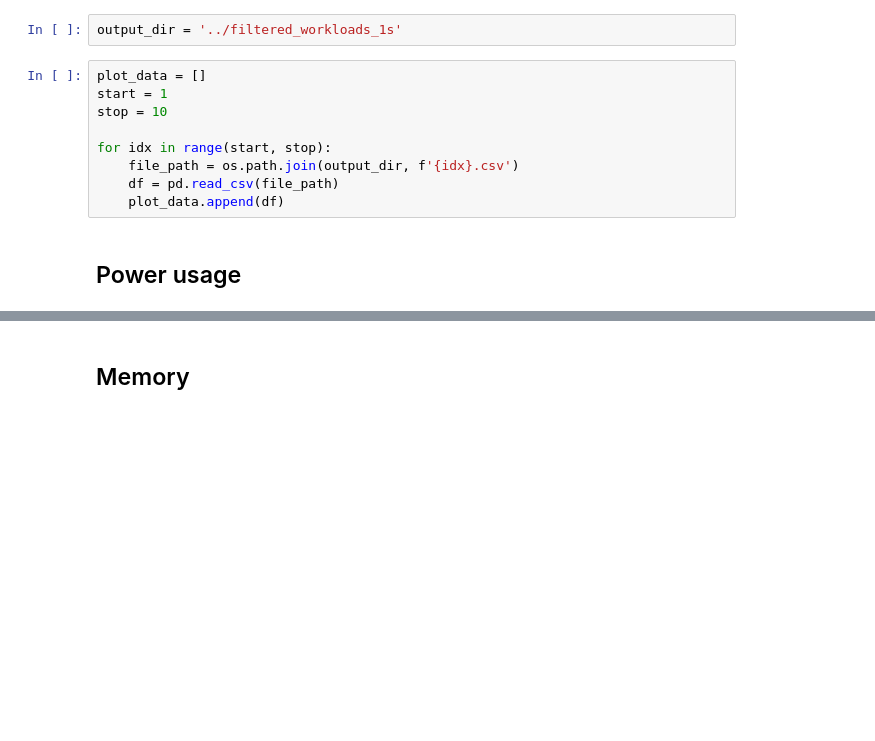
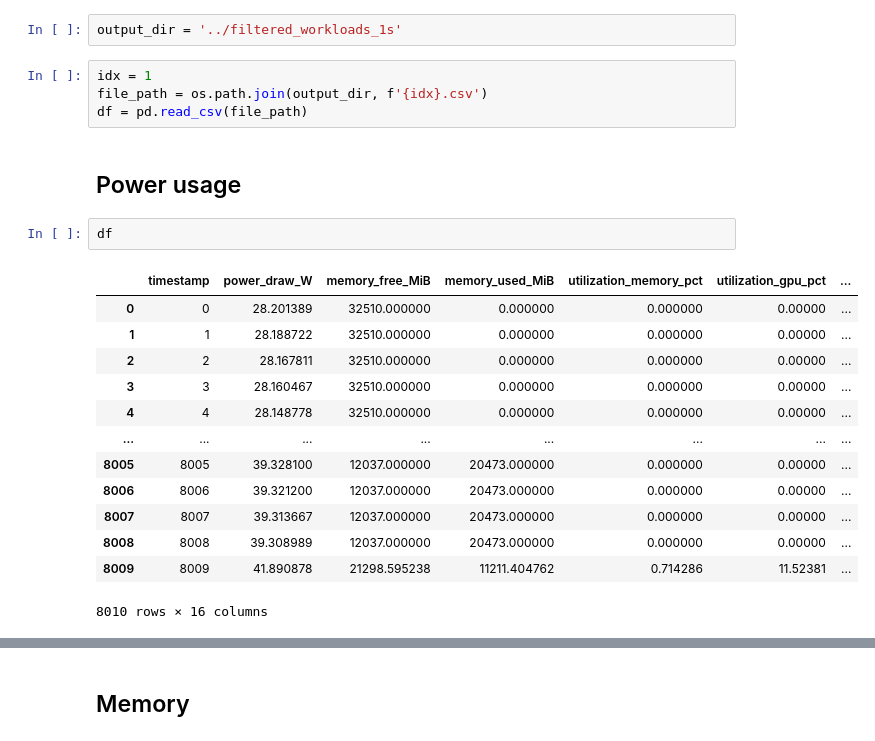
Before and after one commit to johankristianss/carbonsim, a Jupyter notebook: notebooks/PlotWorkflow.ipynb, the cells around one changed output, grey strips where cells are left out. Cells and saved outputs as stored; diff of their text form; blank space fills up the shorter version.

```diff
--- a/notebooks/PlotWorkflow.ipynb
+++ b/notebooks/PlotWorkflow.ipynb
@@ -10,14 +10,25 @@ import matplotlib.pyplot as plt
 # %%
 output_dir = '../filtered_workloads_1s'
 # %%
-plot_data = []
-start = 1
-stop = 10
-
-for idx in range(start, stop):
-    file_path = os.path.join(output_dir, f'{idx}.csv')
-    df = pd.read_csv(file_path)
-    plot_data.append(df)
+idx = 1
+file_path = os.path.join(output_dir, f'{idx}.csv')
+df = pd.read_csv(file_path)
 # %% [markdown]
 ## Power usage
+# %%
+df
+# %% [output]
+|  | timestamp | power_draw_W | memory_free_MiB | memory_used_MiB | utilization_memory_pct | utilization_gpu_pct | ... |
+| 0 | 0 | 28.201389 | 32510.000000 | 0.000000 | 0.000000 | 0.00000 | ... |
+| 1 | 1 | 28.188722 | 32510.000000 | 0.000000 | 0.000000 | 0.00000 | ... |
+| 2 | 2 | 28.167811 | 32510.000000 | 0.000000 | 0.000000 | 0.00000 | ... |
+| 3 | 3 | 28.160467 | 32510.000000 | 0.000000 | 0.000000 | 0.00000 | ... |
+| 4 | 4 | 28.148778 | 32510.000000 | 0.000000 | 0.000000 | 0.00000 | ... |
+| ... | ... | ... | ... | ... | ... | ... | ... |
+| 8005 | 8005 | 39.328100 | 12037.000000 | 20473.000000 | 0.000000 | 0.00000 | ... |
+| 8006 | 8006 | 39.321200 | 12037.000000 | 20473.000000 | 0.000000 | 0.00000 | ... |
+| 8007 | 8007 | 39.313667 | 12037.000000 | 20473.000000 | 0.000000 | 0.00000 | ... |
+| 8008 | 8008 | 39.308989 | 12037.000000 | 20473.000000 | 0.000000 | 0.00000 | ... |
+| 8009 | 8009 | 41.890878 | 21298.595238 | 11211.404762 | 0.714286 | 11.52381 | ... |
+8010 rows × 16 columns
 # %%
```
Also changed, not shown: parts of 1 cell of this notebook, 22 other files.
